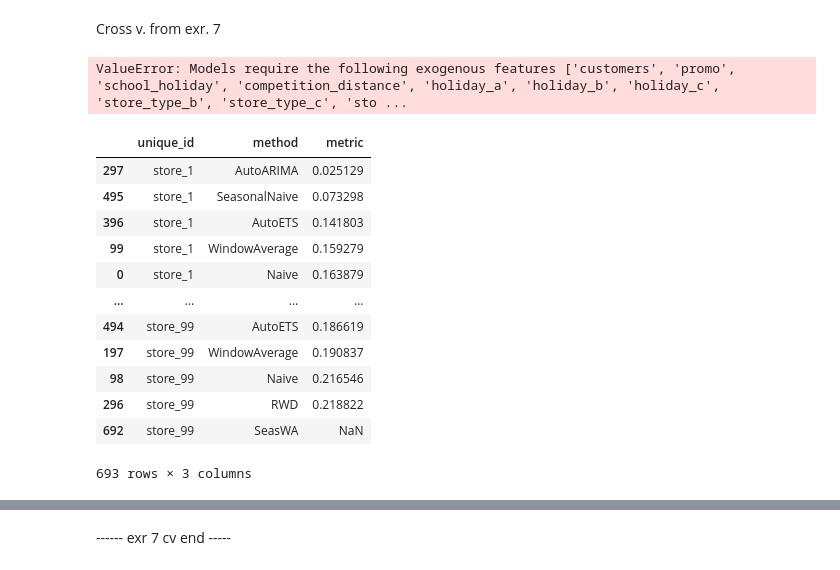
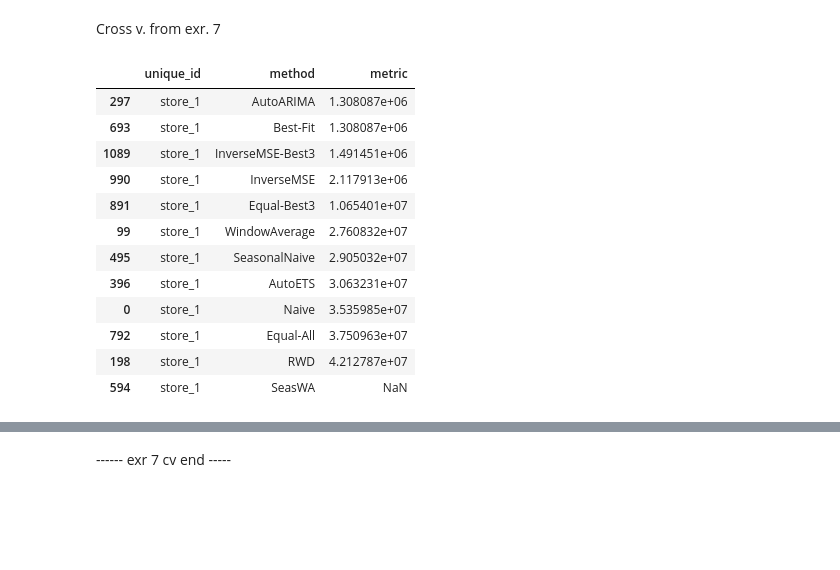
Before and after one commit to YL-6/BF-final, a Jupyter notebook: Sila.3.ipynb, the cells around one changed output, grey strips where cells are left out. Drawn from its saved outputs; the diff is of its cells as text; code cells hidden in the pictures; blank space fills up the shorter version.

```diff
--- a/Sila.3.ipynb
+++ b/Sila.3.ipynb
@@ -169,12 +302,9 @@ Final X_df shape: (792, 14)
 Cross v.  from exr. 7
 # %%
 # Create cross-validation and forecast into the future
-models = [Naive(), WindowAverage(window_size=12), RandomWalkWithDrift(), AutoARIMA(season_length=52), AutoETS(season_length=52), SeasonalNaive(season_length=52), SeasonalWindowAverage(season_length=52, window_size=12)]
+models = [Naive(), WindowAverage(window_size=8), RandomWalkWithDrift(), AutoARIMA(season_length=52), AutoETS(season_length=52), SeasonalNaive(season_length=52), SeasonalWindowAverage(season_length=52, window_size=8)]
 sf = StatsForecast(models=models, freq='W')
-cv_df = sf.cross_validation(df=df, step_size=4, n_windows=5, h=8)
-fc_df = sf.forecast(df=df, h=8, X_df=df2)
+cv_df = sf.cross_validation(df=df, step_size=13, n_windows=9, h=8) #step size = quarter
-# %% [output]
-ValueError: Models require the following exogenous features ['customers', 'promo', 'school_holiday', 'competition_distance', 'holiday_a', 'holiday_b', 'holiday_c', 'store_type_b', 'store_type_c', 'sto ...
 # %%
 fc_df = sf.forecast(df=df, h=8, X_df=df2)
 # %%
@@ -188,20 +318,22 @@ metrics = metrics.melt(id_vars='unique_id', var_name='method', value_name='metri
 metrics = metrics.sort_values(['unique_id', 'metric'])
 # %%
 metrics
+store_99_metrics = metrics[metrics['unique_id'] == 'store_1']
+store_99_metrics
 # %% [output]
 |  | unique_id | method | metric |
-| 297 | store_1 | AutoARIMA | 0.025129 |
-| 495 | store_1 | SeasonalNaive | 0.073298 |
-| 396 | store_1 | AutoETS | 0.141803 |
-| 99 | store_1 | WindowAverage | 0.159279 |
-| 0 | store_1 | Naive | 0.163879 |
-| ... | ... | ... | ... |
-| 494 | store_99 | AutoETS | 0.186619 |
-| 197 | store_99 | WindowAverage | 0.190837 |
-| 98 | store_99 | Naive | 0.216546 |
-| 296 | store_99 | RWD | 0.218822 |
-| 692 | store_99 | SeasWA | NaN |
+| 297 | store_1 | AutoARIMA | 1.308087e+06 |
+| 693 | store_1 | Best-Fit | 1.308087e+06 |
+| 1089 | store_1 | InverseMSE-Best3 | 1.491451e+06 |
+| 990 | store_1 | InverseMSE | 2.117913e+06 |
+| 891 | store_1 | Equal-Best3 | 1.065401e+07 |
+| 99 | store_1 | WindowAverage | 2.760832e+07 |
+| 495 | store_1 | SeasonalNaive | 2.905032e+07 |
+| 396 | store_1 | AutoETS | 3.063231e+07 |
+| 0 | store_1 | Naive | 3.535985e+07 |
+| 792 | store_1 | Equal-All | 3.750963e+07 |
+| 198 | store_1 | RWD | 4.212787e+07 |
+| 594 | store_1 | SeasWA | NaN |
-693 rows × 3 columns
 # %%
 # Function for calculating different ensemble types
 def compute_ensemble_weights(df):
```
Also changed, not shown: parts of 24 cells of this notebook.
